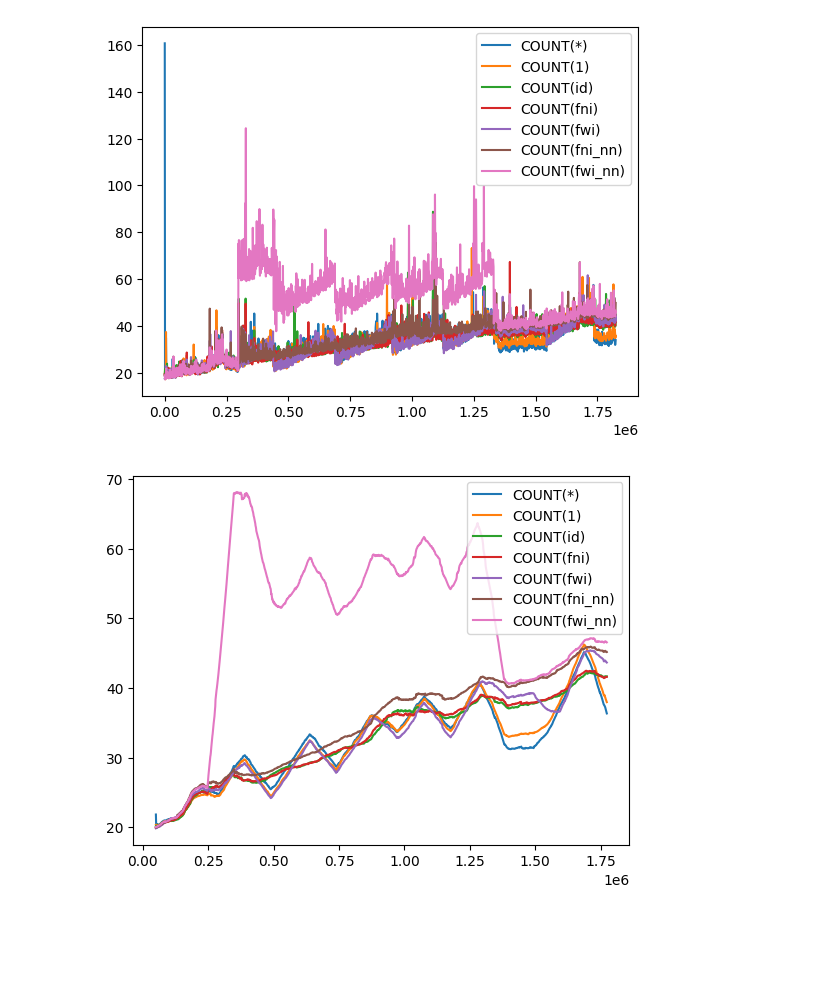
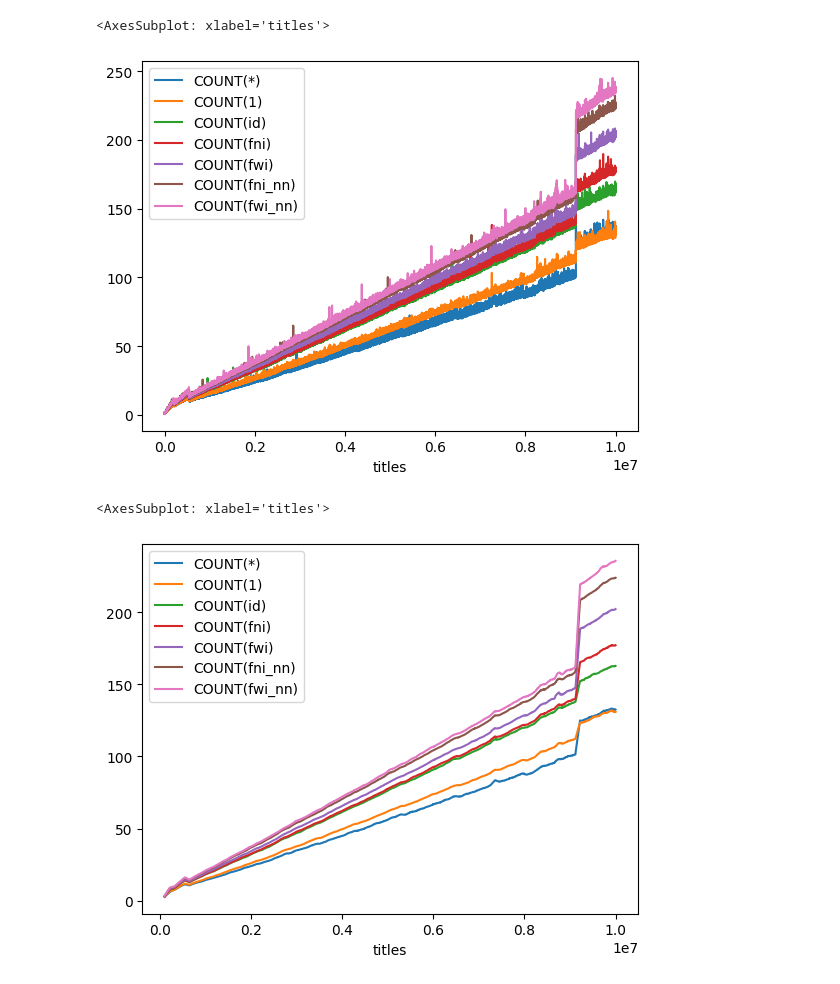
Before and after one commit to PotatoHD404/db-benchmark, a Jupyter notebook: graphs.ipynb, the cells around one changed output. Saved outputs shown, nothing was run; the diff lists cells and outputs as text; code cells hidden in the pictures; blank space fills up the shorter version.

Commit message:
Added data

```diff
--- a/graphs.ipynb
+++ b/graphs.ipynb
@@ -2,18 +2,19 @@
 import json
 import numpy as np
 import matplotlib.pyplot as plt
+import pandas as pd
 
 # Opening JSON file
-f = open('results.json')
+with open('postgres/results1.json') as f:
+    res = json.load(f)
 
-# returns JSON object as
-# a dictionary
-res = json.load(f)
+df = pd.DataFrame(res)
 
-# Closing file
-f.close()
-
-
-keys = res["titles"]
+with open('postgres/results2.json') as f:
+    res = json.load(f)
+df = pd.concat([df, pd.DataFrame(res)])
+# keys = res["titles"]
 
 del res["titles"]
+df = df.groupby("titles").mean()
+df
@@ -40,10 +36,12 @@ res
 # %%
-fig, ax = plt.subplots()
-for key, value in res.items():
-  ax.plot(keys, value, label = key)
-
-ax.legend()
-plt.show()
+# fig, ax = plt.subplots()
+# for key, value in res.items():
+#   ax.plot(keys, value, label = key)
+#
+# ax.legend()
+# plt.show()
+df.plot()
 # %% [output]
+<AxesSubplot: xlabel='titles'>
-[figure, old version]
+[figure, new version]
 # %%
@@ -72,9 +71,13 @@ def moving_avg(arr):
 # %%
-fig, ax = plt.subplots()
-for key, value in res.items():
-  ax.plot(keys[50:-50], moving_avg(value), label = key)
-
-ax.legend()
-plt.show()
+# fig, ax = plt.subplots()
+# for key, value in res.items():
+#   ax.plot(keys[50:-50], moving_avg(value), label = key)
+#
+# ax.legend()
+# plt.show()
+df1 = df.rolling(window=100).mean()
+# df1 = df1.dropna()
+df1.plot()
 # %% [output]
+<AxesSubplot: xlabel='titles'>
-[figure, old version]
+[figure, new version]
```
Also changed, not shown: parts of 3 cells of this notebook, 5 other files.
